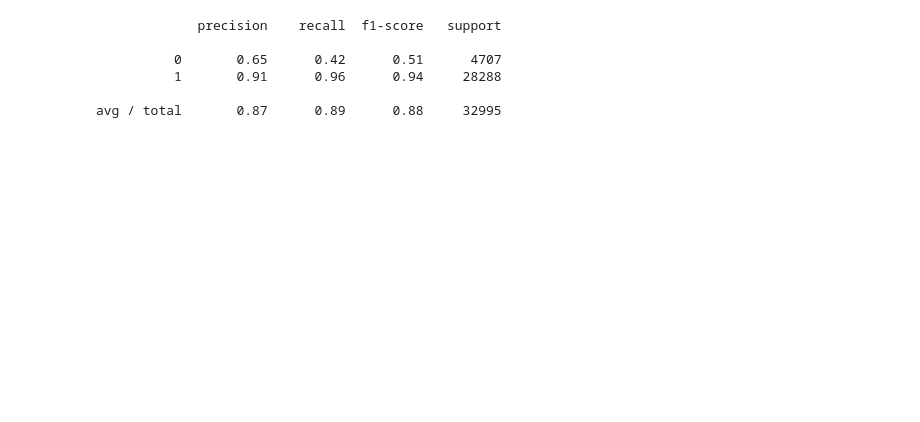
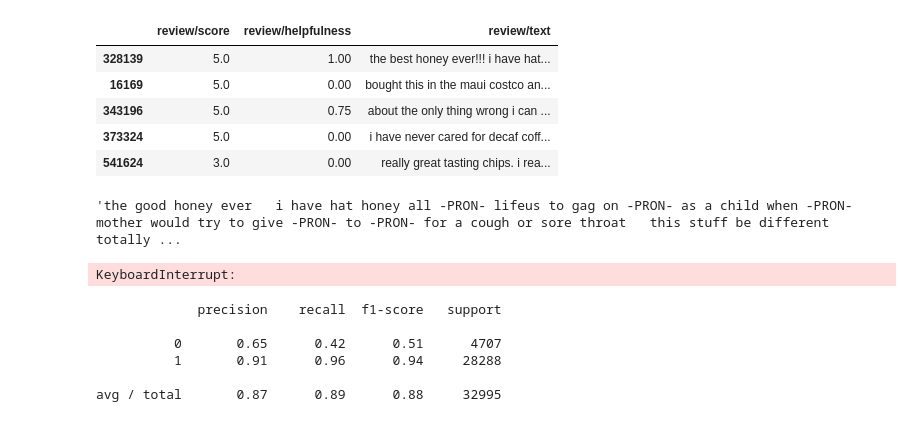
Before and after one commit to jadermcs/fineFoods, a Jupyter notebook: eval.ipynb, the cells around one changed output. Saved outputs shown, nothing was run; the diff lists cells and outputs as text; code cells hidden in the pictures; blank space fills up the shorter version.

```diff
--- a/eval.ipynb
+++ b/eval.ipynb
@@ -6,3 +46,29 @@ from scipy.sparse import load_npz
+# %%
+df['review/helpfulness'] = df['review/helpfulness'].apply(lambda x: eval(x) if x.split('/')[1] != '0' else 0)
+df['review/text'] = df['review/text'].apply(lambda x: x.lower())
+
+df.head()
+# %% [output]
+|  | review/score | review/helpfulness | review/text |
+| 328139 | 5.0 | 1.00 | the best honey ever!!! i have hat... |
+| 16169 | 5.0 | 0.00 | bought this in the maui costco an... |
+| 343196 | 5.0 | 0.75 | about the only thing wrong i can ... |
+| 373324 | 5.0 | 0.00 | i have never cared for decaf coff... |
+| 541624 | 3.0 | 0.00 | really great tasting chips. i rea... |
+# %%
+import string
+nlp = spacy.load('en')
+def lemmatize(stringr):
+    nopunct = stringr.translate(str.maketrans('','',string.punctuation))
+    return' '.join([x.lemma_ for x in nlp(nopunct)])
+
+lemmatize(df['review/text'].values[0])
+# %% [output]
+'the good honey ever   i have hat honey all -PRON- lifeus to gag on -PRON- as a child when -PRON- mother would try to give -PRON- to -PRON- for a cough or sore throat   this stuff be different totally ...
+# %%
+df['review/text'] = df['review/text'].apply(lambda x: lemmatize(x))
+# %% [output]
+KeyboardInterrupt:
 # %%
 from sklearn.decomposition import TruncatedSVD
 from sklearn.metrics import classification_report
```
Also changed, not shown: parts of 6 cells of this notebook, 3 other files.
